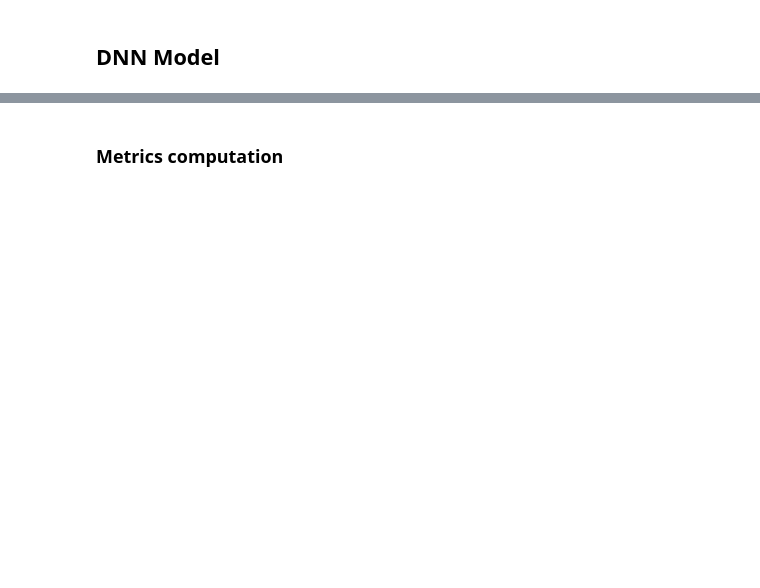
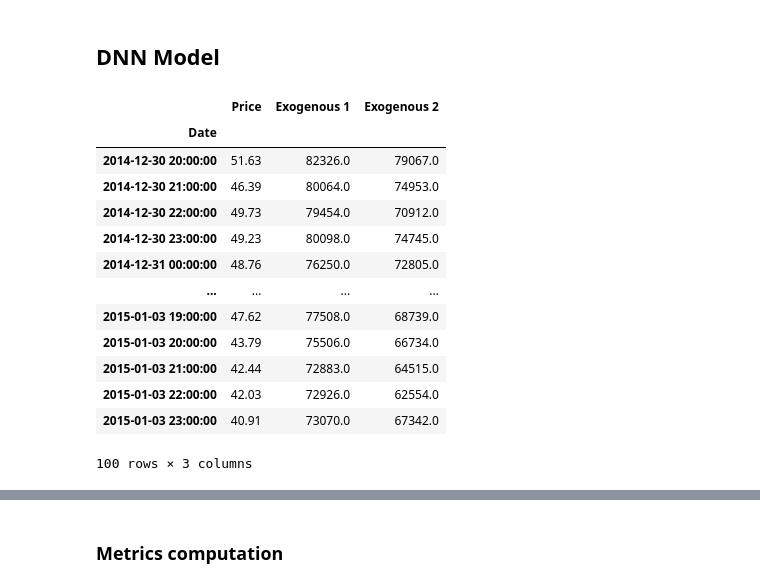
Before and after one commit to giovannicatalano-ors/epftoolbox, a Jupyter notebook: DNN_test.ipynb, the cells around one changed output, grey strips where cells are left out. Drawn from its saved outputs; the diff is of its cells as text; code cells hidden in the pictures; blank space fills up the shorter version.

```diff
--- a/DNN_test.ipynb
+++ b/DNN_test.ipynb
@@ -323,6 +323,23 @@ scaler_y = StandardScaler()
 scaler_y.fit(Y_train)
 Y_train_norm = scaler_y.transform(Y_train)
 Y_val_norm = scaler_y.transform(Y_val)
+# %%
+train_df.iloc[-100:, :]
+# %% [output]
+|  | Price | Exogenous 1 | Exogenous 2 |
+| Date |  |  |  |
+| 2014-12-30 20:00:00 | 51.63 | 82326.0 | 79067.0 |
+| 2014-12-30 21:00:00 | 46.39 | 80064.0 | 74953.0 |
+| 2014-12-30 22:00:00 | 49.73 | 79454.0 | 70912.0 |
+| 2014-12-30 23:00:00 | 49.23 | 80098.0 | 74745.0 |
+| 2014-12-31 00:00:00 | 48.76 | 76250.0 | 72805.0 |
+| ... | ... | ... | ... |
+| 2015-01-03 19:00:00 | 47.62 | 77508.0 | 68739.0 |
+| 2015-01-03 20:00:00 | 43.79 | 75506.0 | 66734.0 |
+| 2015-01-03 21:00:00 | 42.44 | 72883.0 | 64515.0 |
+| 2015-01-03 22:00:00 | 42.03 | 72926.0 | 62554.0 |
+| 2015-01-03 23:00:00 | 40.91 | 73070.0 | 67342.0 |
+100 rows × 3 columns
 # %%
 
 neurons = [300, 300, 300]
```
Also changed, not shown: parts of 11 cells of this notebook, 5 other files.
